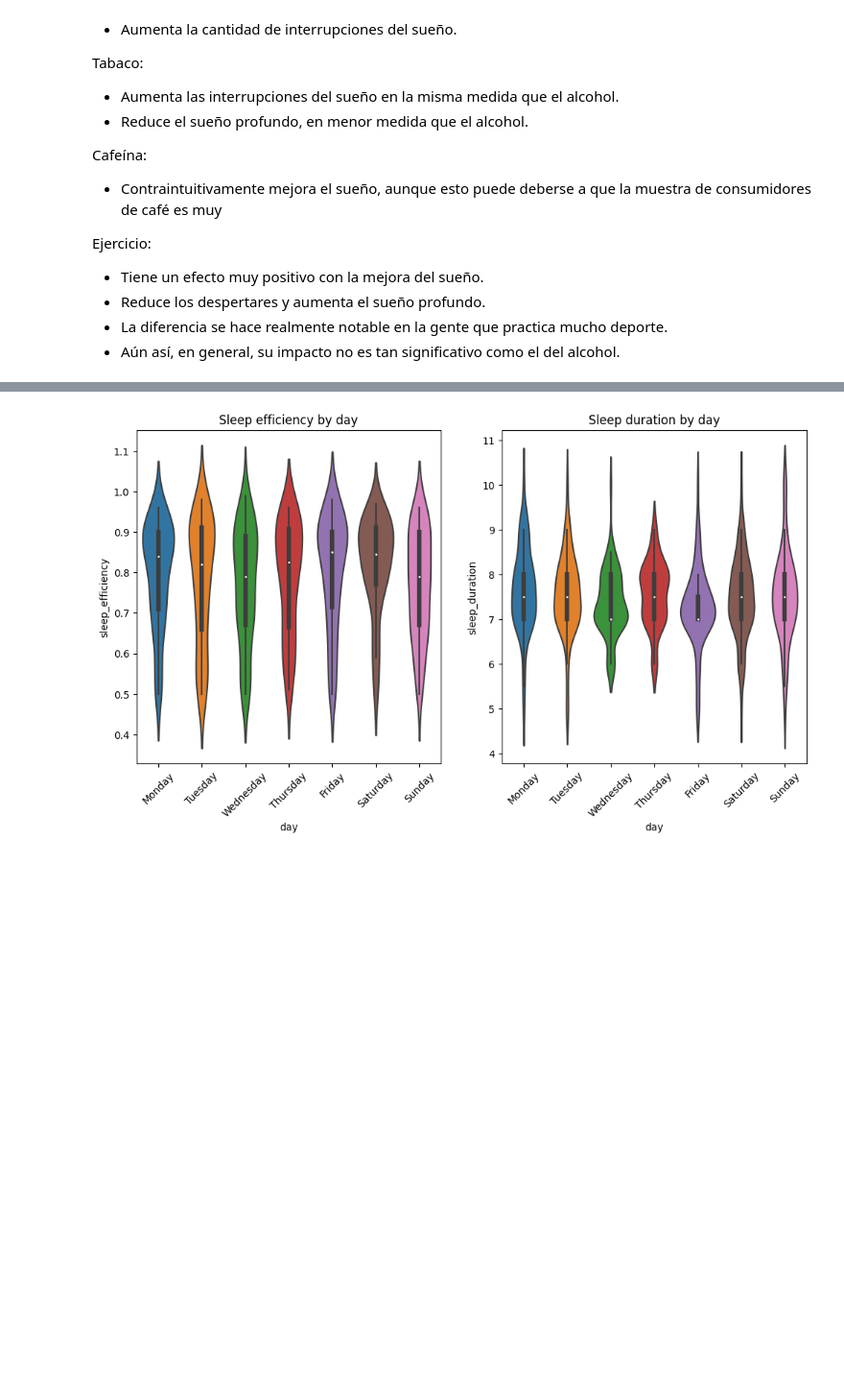
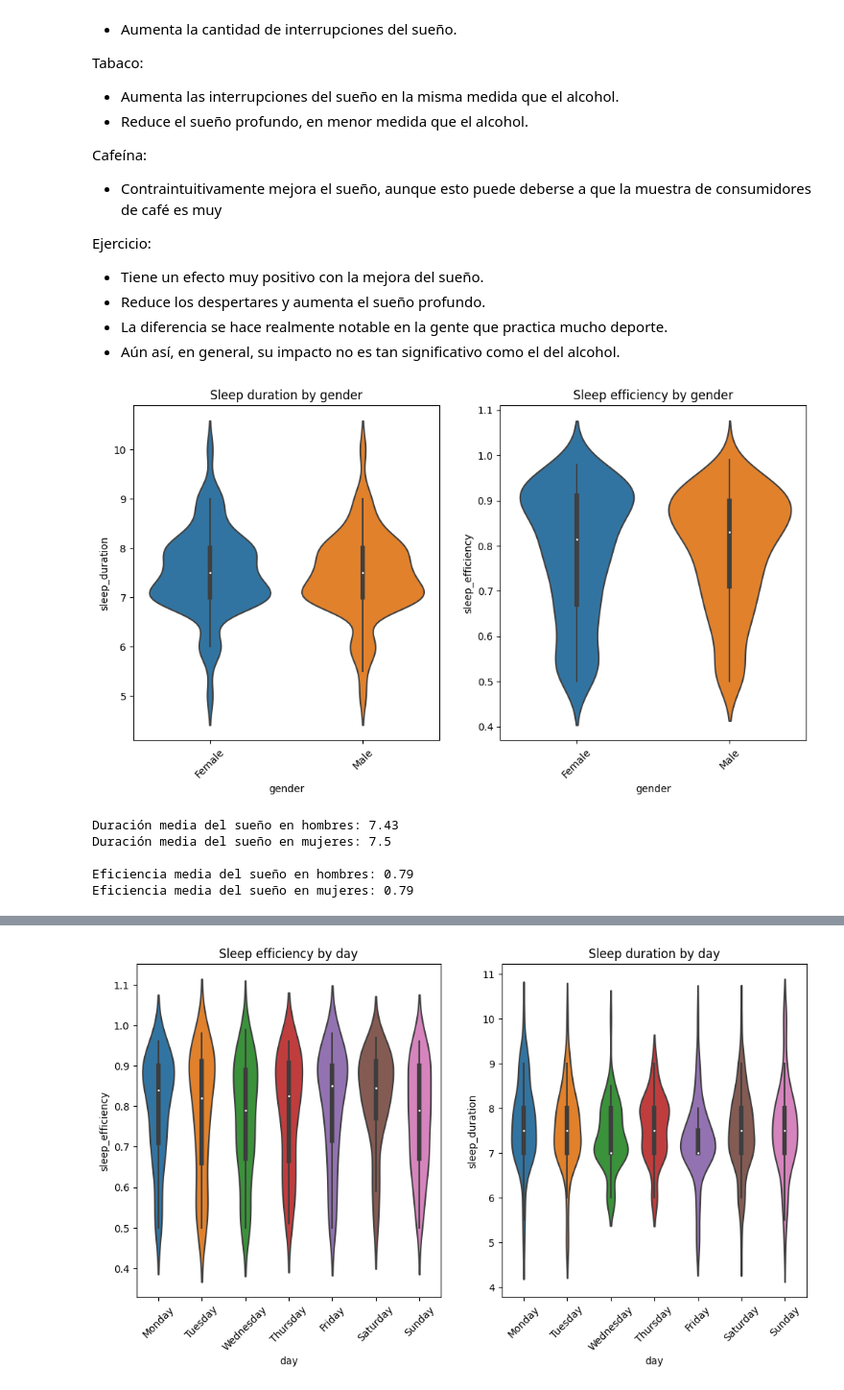
Before and after one commit to jfnevado/Sleep-study, a Jupyter notebook: main.ipynb, the cells around one changed output, grey strips where cells are left out. Shown at 96% size. Saved outputs shown, nothing was run; the diff lists cells and outputs as text; code cells hidden in the pictures; blank space fills up the shorter version.

```diff
--- a/main.ipynb
+++ b/main.ipynb
@@ -547,3 +547,36 @@ Ejercicio:
  - Reduce los despertares y aumenta el sueño profundo.
  - La diferencia se hace realmente notable en la gente que practica mucho deporte.
  - Aún así, en general, su impacto no es tan significativo como el del alcohol.
+# %%
+fig, (ax1, ax2) = plt.subplots(nrows=1, ncols=2, figsize=(12,6))
+
+sns.violinplot(data=df, x='gender', y='sleep_duration', ax=ax1)
+ax1.set_title('Sleep duration by gender')
+ax1.tick_params(axis='x', rotation=45)
+
+sns.violinplot(data=df, x='gender', y='sleep_efficiency', ax=ax2)
+ax2.set_title('Sleep efficiency by gender')
+ax2.tick_params(axis='x', rotation=45)
+
+plt.show()
+
+male = df[df['gender'] == 'Male']
+dur_male = male['sleep_duration'].mean()
+ef_male = male['sleep_efficiency'].mean()
+
+female = df[df['gender'] == 'Female']
+dur_female = female['sleep_duration'].mean()
+ef_female = female['sleep_efficiency'].mean()
+
+print(f'Duración media del sueño en hombres: {dur_male.round(2)}')
+print(f'Duración media del sueño en mujeres: {dur_female.round(2)}\n')
+
+print(f'Eficiencia media del sueño en hombres: {ef_male.round(2)}')
+print(f'Eficiencia media del sueño en mujeres: {ef_female.round(2)}')
+# %% [output]
+[figure, added]
+Duración media del sueño en hombres: 7.43
+Duración media del sueño en mujeres: 7.5
+
+Eficiencia media del sueño en hombres: 0.79
+Eficiencia media del sueño en mujeres: 0.79
```
Also changed, not shown: parts of 5 cells of this notebook, 6 other files.
